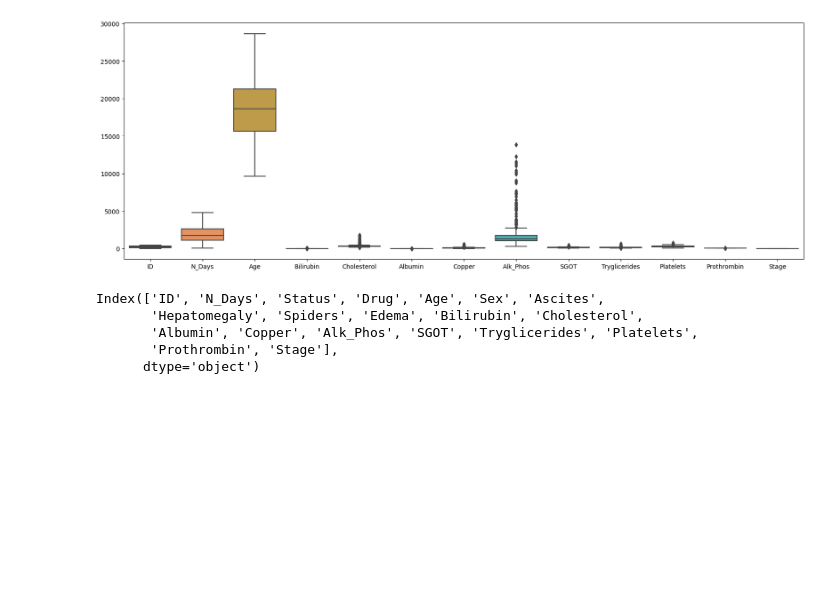
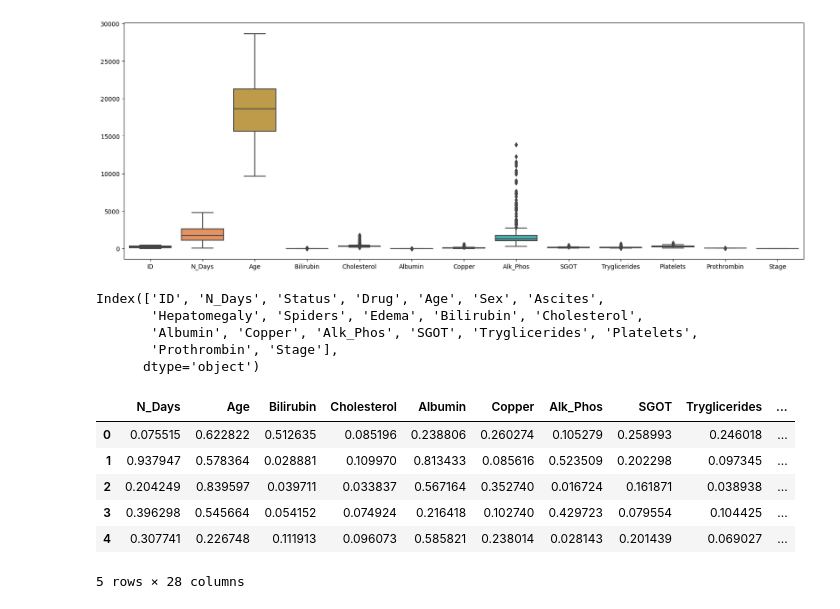
Before and after one commit to sanalpillai/ML-Data-Cleaning-and-Feature-Selection, a Jupyter notebook: ML Data Cleaning and Feature Selection.ipynb, the cells around one changed output. Saved outputs shown, nothing was run; the diff lists cells and outputs as text; code cells hidden in the pictures; blank space fills up the shorter version.

```diff
--- a/ML Data Cleaning and Feature Selection.ipynb
+++ b/ML Data Cleaning and Feature Selection.ipynb
@@ -157,0 +211,11 @@ Index(['ID', 'N_Days', 'Status', 'Drug', 'Age', 'Sex', 'Ascites',
+# %%
+# data after nromalizing and feature creation
+data.head()
+# %% [output]
+|  | N_Days | Age | Bilirubin | Cholesterol | Albumin | Copper | Alk_Phos | SGOT | Tryglicerides | ... |
+| 0 | 0.075515 | 0.622822 | 0.512635 | 0.085196 | 0.238806 | 0.260274 | 0.105279 | 0.258993 | 0.246018 | ... |
+| 1 | 0.937947 | 0.578364 | 0.028881 | 0.109970 | 0.813433 | 0.085616 | 0.523509 | 0.202298 | 0.097345 | ... |
+| 2 | 0.204249 | 0.839597 | 0.039711 | 0.033837 | 0.567164 | 0.352740 | 0.016724 | 0.161871 | 0.038938 | ... |
+| 3 | 0.396298 | 0.545664 | 0.054152 | 0.074924 | 0.216418 | 0.102740 | 0.429723 | 0.079554 | 0.104425 | ... |
+| 4 | 0.307741 | 0.226748 | 0.111913 | 0.096073 | 0.585821 | 0.238014 | 0.028143 | 0.201439 | 0.069027 | ... |
+5 rows × 28 columns
```
Also changed, not shown: parts of 10 cells of this notebook.
